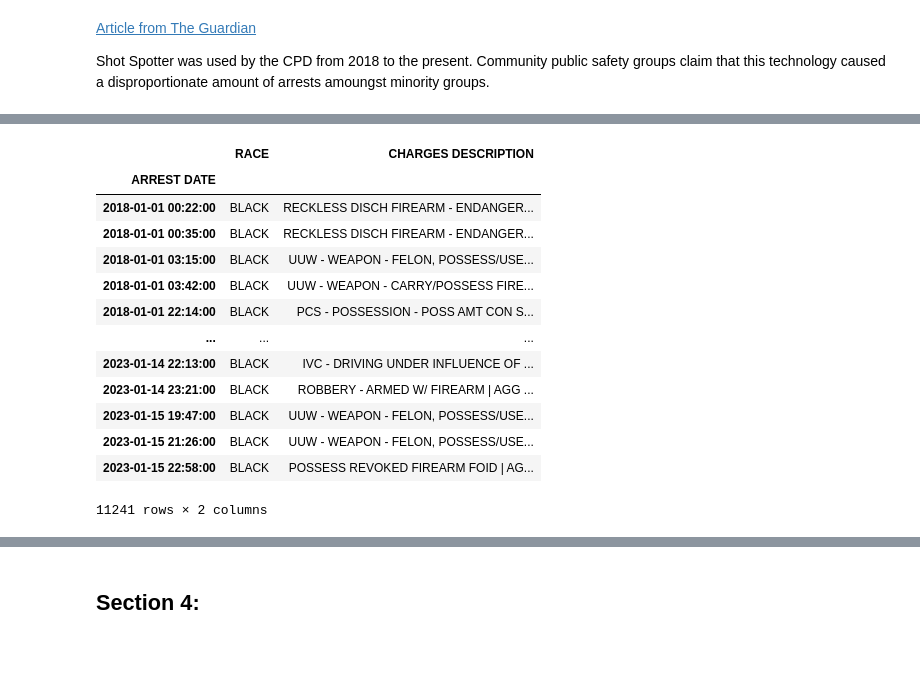
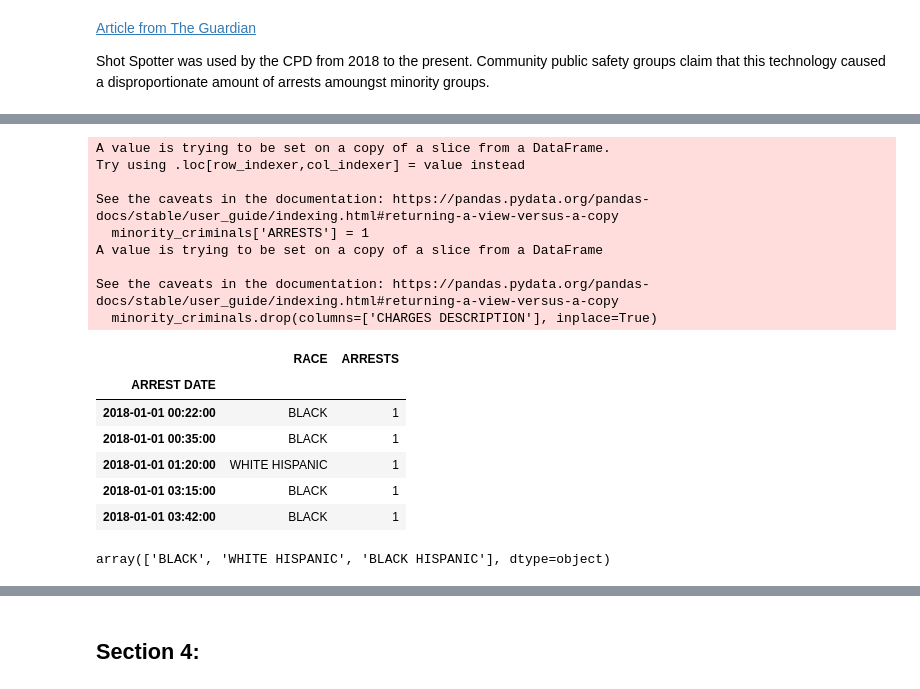
Before and after one commit to Dwawilson/Technology, a Jupyter notebook: Technology_and_Crime_in_Arrests_in_the_City_of_Chicago.ipynb, the cells around one changed output, grey strips where cells are left out. Drawn from its saved outputs; the diff is of its cells as text; code cells hidden in the pictures; blank space fills up the shorter version.

```diff
--- a/Technology_and_Crime_in_Arrests_in_the_City_of_Chicago.ipynb
+++ b/Technology_and_Crime_in_Arrests_in_the_City_of_Chicago.ipynb
@@ -164,7 +164,7 @@ See the caveats in the documentation: https://pandas.pydata.org/pandas-docs/stab
 | 2023-01-15 23:52:00 | WHITE HISPANIC | ISSUANCE OF WARRANT | | | |
 # %%
 # Slicing the data to 2018 and onward
-shot_spotter_df = shot_spotter_df.loc["2018":]
+shot_spotter_df = shot_spotter_df.loc['2018-01-01':'2022-12-31']
 # Finding charges involving firearms
 criminals_w_firearm = shot_spotter_df.loc[shot_spotter_df['CHARGES DESCRIPTION'].str.contains('Firearm', case = False)]
 # Displaying the Dataframe
@@ -188,19 +205,28 @@ display(criminals_w_firearm.tail())
 # %%
 # Filtering the dataframe by Race (I used Xpert Learning Assistant to find out aboout the | operator)
-minority_criminals = criminals_w_firearm.loc[(criminals_w_firearm['RACE'] == 'BLACK') | (criminals_w_firearm['RACE'] == 'BLACK HISPANIC')]
-minority_criminals
+minority_criminals = criminals_w_firearm.loc[(criminals_w_firearm['RACE'] == 'BLACK') | (criminals_w_firearm['RACE'] == 'BLACK HISPANIC') | (criminals_w_firearm['RACE'] == 'WHITE HISPANIC')]
+# Adding a column that counts the amount of arrests
+minority_criminals['ARRESTS'] = 1
+# Dropping the Charges Description column, because we know they're all firearm related charges
+minority_criminals.drop(columns=['CHARGES DESCRIPTION'], inplace=True)
+# Displaying the Dataframe and RACE column values
+display(minority_criminals.head())
+display(minority_criminals['RACE'].unique())
 # %% [output]
+A value is trying to be set on a copy of a slice from a DataFrame.
+Try using .loc[row_indexer,col_indexer] = value instead
+
+See the caveats in the documentation: https://pandas.pydata.org/pandas-docs/stable/user_guide/indexing.html#returning-a-view-versus-a-copy
+  minority_criminals['ARRESTS'] = 1
+A value is trying to be set on a copy of a slice from a DataFrame
+
+See the caveats in the documentation: https://pandas.pydata.org/pandas-docs/stable/user_guide/indexing.html#returning-a-view-versus-a-copy
+  minority_criminals.drop(columns=['CHARGES DESCRIPTION'], inplace=True)
-|  | RACE | CHARGES DESCRIPTION |
+|  | RACE | ARRESTS |
 | ARREST DATE |  |  |
-| 2018-01-01 00:22:00 | BLACK | RECKLESS DISCH FIREARM - ENDANGER... |
-| 2018-01-01 00:35:00 | BLACK | RECKLESS DISCH FIREARM - ENDANGER... |
-| 2018-01-01 03:15:00 | BLACK | UUW - WEAPON - FELON, POSSESS/USE... |
-| 2018-01-01 03:42:00 | BLACK | UUW - WEAPON - CARRY/POSSESS FIRE... |
-| 2018-01-01 22:14:00 | BLACK | PCS - POSSESSION - POSS AMT CON S... |
-| ... | ... | ... |
-| 2023-01-14 22:13:00 | BLACK | IVC - DRIVING UNDER INFLUENCE OF ... |
-| 2023-01-14 23:21:00 | BLACK | ROBBERY - ARMED W/ FIREARM | AGG ... |
-| 2023-01-15 19:47:00 | BLACK | UUW - WEAPON - FELON, POSSESS/USE... |
-| 2023-01-15 21:26:00 | BLACK | UUW - WEAPON - FELON, POSSESS/USE... |
-| 2023-01-15 22:58:00 | BLACK | POSSESS REVOKED FIREARM FOID | AG... |
+| 2018-01-01 00:22:00 | BLACK | 1 |
+| 2018-01-01 00:35:00 | BLACK | 1 |
+| 2018-01-01 01:20:00 | WHITE HISPANIC | 1 |
+| 2018-01-01 03:15:00 | BLACK | 1 |
+| 2018-01-01 03:42:00 | BLACK | 1 |
-11241 rows × 2 columns
+array(['BLACK', 'WHITE HISPANIC', 'BLACK HISPANIC'], dtype=object)
```
Also changed, not shown: parts of 5 cells of this notebook.
